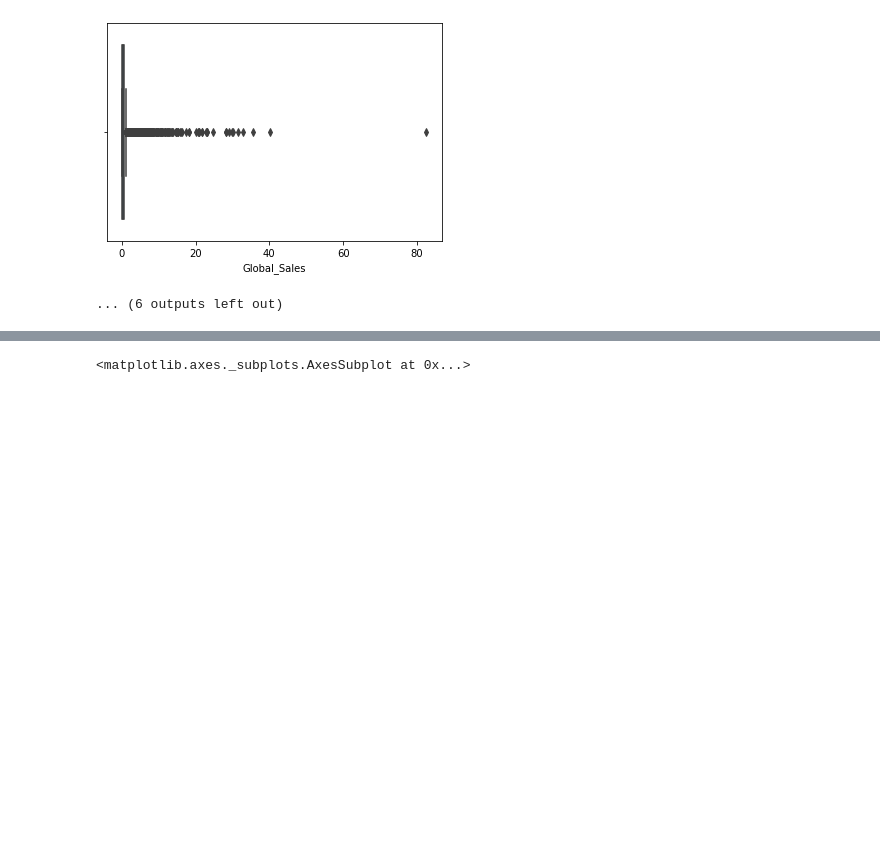
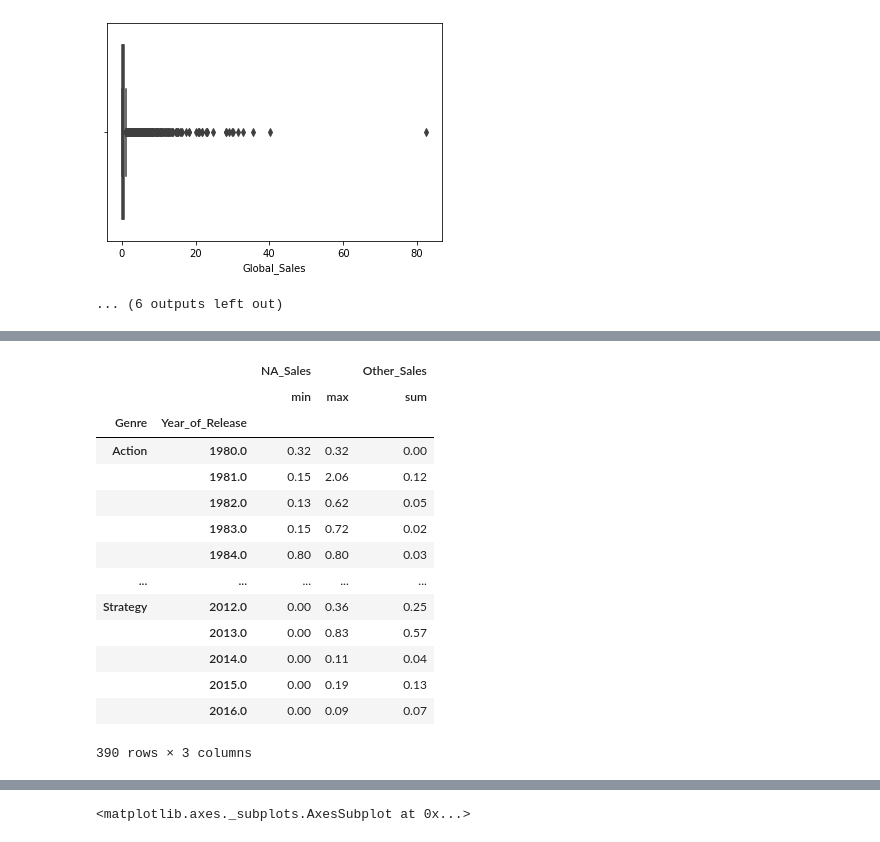
Before and after one commit to Cristinamulas/linear_regresion, a Jupyter notebook: Frist Notebook.ipynb, the cells around one changed output, grey strips where cells are left out. Drawn from its saved outputs; the diff is of its cells as text; code cells hidden in the pictures; blank space fills up the shorter version.

Commit message:
adding pivot tables

```diff
--- a/Frist Notebook.ipynb
+++ b/Frist Notebook.ipynb
@@ -243,3 +254,21 @@ for col in df.columns:
+# %%
+df.groupby(['Genre','Year_of_Release']).agg({'NA_Sales': ['min', 'max'], 'Other_Sales': 'sum'})
+# %% [output]
+|  |  | NA_Sales |  | Other_Sales |
+|  |  | min | max | sum |
+| Genre | Year_of_Release |  |  |  |
+| Action | 1980.0 | 0.32 | 0.32 | 0.00 |
+|  | 1981.0 | 0.15 | 2.06 | 0.12 |
+|  | 1982.0 | 0.13 | 0.62 | 0.05 |
+|  | 1983.0 | 0.15 | 0.72 | 0.02 |
+|  | 1984.0 | 0.80 | 0.80 | 0.03 |
+| ... | ... | ... | ... | ... |
+| Strategy | 2012.0 | 0.00 | 0.36 | 0.25 |
+|  | 2013.0 | 0.00 | 0.83 | 0.57 |
+|  | 2014.0 | 0.00 | 0.11 | 0.04 |
+|  | 2015.0 | 0.00 | 0.19 | 0.13 |
+|  | 2016.0 | 0.00 | 0.09 | 0.07 |
+390 rows × 3 columns
 # %%
 fig=plt.figure()
 
```
Also changed, not shown: parts of 2 cells of this notebook.
